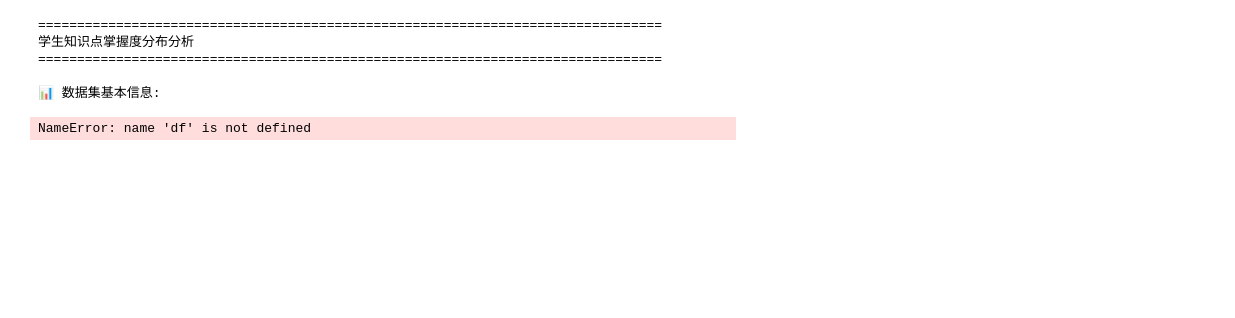
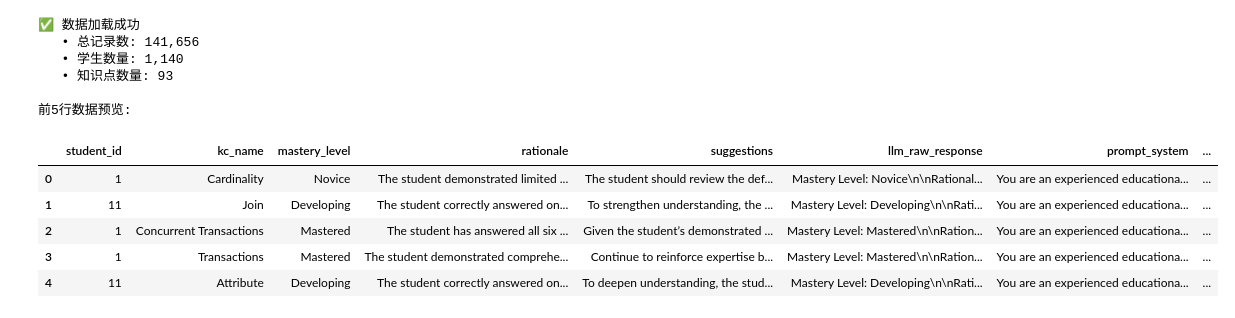
Before and after one commit to chengjiangchang/Multi-Agent-Learning-Assistance-System, a Jupyter notebook: results/analyze_manifest_data.ipynb, the cells around one changed output. Drawn from its saved outputs; the diff is of its cells as text; code cells hidden in the pictures; blank space fills up the shorter version.

```diff
--- a/results/analyze_manifest_data.ipynb
+++ b/results/analyze_manifest_data.ipynb
@@ -401,24 +19,0 @@ Name: count, dtype: int64
-# %%
-# 检查 mastery 评估数据文件是否存在
-import glob
-
-print("="*80)
-print("检查 Mastery 评估数据文件")
-print("="*80)
-
-# 查找所有 mastery_assessment_results 文件
-mastery_files = glob.glob('../results/mastery_assessment_results_*.csv')
-if not mastery_files:
-    mastery_files = glob.glob('mastery_assessment_results_*.csv')
-
-print(f"\n📁 找到 {len(mastery_files)} 个 mastery 评估结果文件:")
-for f in mastery_files:
-    print(f"   • {f}")
-    # 读取并显示基本信息
-    try:
-        df_temp = pd.read_csv(f)
-        print(f"      - 形状: {df_temp.shape}")
-        print(f"      - 学生数: {df_temp['student_id'].nunique() if 'student_id' in df_temp.columns else 'N/A'}")
-        print(f"      - 列名: {list(df_temp.columns)}")
-    except Exception as e:
-        print(f"      - 读取失败: {e}")
@@ -485,25 +20,27 @@ if not df_mastery.empty:
-# %%
-import matplotlib.pyplot as plt
-import seaborn as sns
-import numpy as np
-
-# 设置中文字体和样式
-plt.rcParams['font.sans-serif'] = ['Arial Unicode MS', 'SimHei', 'DejaVu Sans']
-plt.rcParams['axes.unicode_minus'] = False
-sns.set_style("whitegrid")
-
-print("="*80)
-print("学生知识点掌握度分布分析")
-print("="*80)
-print(f"\n📊 数据集基本信息:")
-print(f"  • 总记录数: {len(df):,}")
-print(f"  • 学生数量: {df['student_id'].nunique():,}")
-print(f"  • 知识点数量: {df['kc_name'].nunique():,}")
-# %% [output]
-================================================================================
-学生知识点掌握度分布分析
-================================================================================
-
-📊 数据集基本信息:
-NameError: name 'df' is not defined
+# %%
+# 读取 minimal mastery assessment 结果
+df_minimal = pd.read_csv('mastery_assessment_results_minimal_qwen-plus.csv')
+
+# 清理 mastery_level 字段，去掉可能存在的星号和多余空格
+df_minimal['mastery_level'] = df_minimal['mastery_level'].str.replace('*', '').str.strip()
+
+print(f"✅ 数据加载成功")
+print(f"   • 总记录数: {len(df_minimal):,}")
+print(f"   • 学生数量: {df_minimal['student_id'].nunique():,}")
+print(f"   • 知识点数量: {df_minimal['kc_name'].nunique():,}")
+print(f"\n前5行数据预览:")
+df_minimal.head()
+# %% [output]
+✅ 数据加载成功
+   • 总记录数: 141,656
+   • 学生数量: 1,140
+   • 知识点数量: 93
+
+前5行数据预览:
+|  | student_id | kc_name | mastery_level | rationale | suggestions | llm_raw_response | prompt_system | ... |
+| 0 | 1 | Cardinality | Novice | The student demonstrated limited ... | The student should review the def... | Mastery Level: Novice\n\nRational... | You are an experienced educationa... | ... |
+| 1 | 11 | Join | Developing | The student correctly answered on... | To strengthen understanding, the ... | Mastery Level: Developing\n\nRati... | You are an experienced educationa... | ... |
+| 2 | 1 | Concurrent Transactions | Mastered | The student has answered all six ... | Given the student’s demonstrated ... | Mastery Level: Mastered\n\nRation... | You are an experienced educationa... | ... |
+| 3 | 1 | Transactions | Mastered | The student demonstrated comprehe... | Continue to reinforce expertise b... | Mastery Level: Mastered\n\nRation... | You are an experienced educationa... | ... |
+| 4 | 11 | Attribute | Developing | The student correctly answered on... | To deepen understanding, the stud... | Mastery Level: Developing\n\nRati... | You are an experienced educationa... | ... |
 # %%
```
Also changed, not shown: parts of 27 cells of this notebook, 4 other files.
